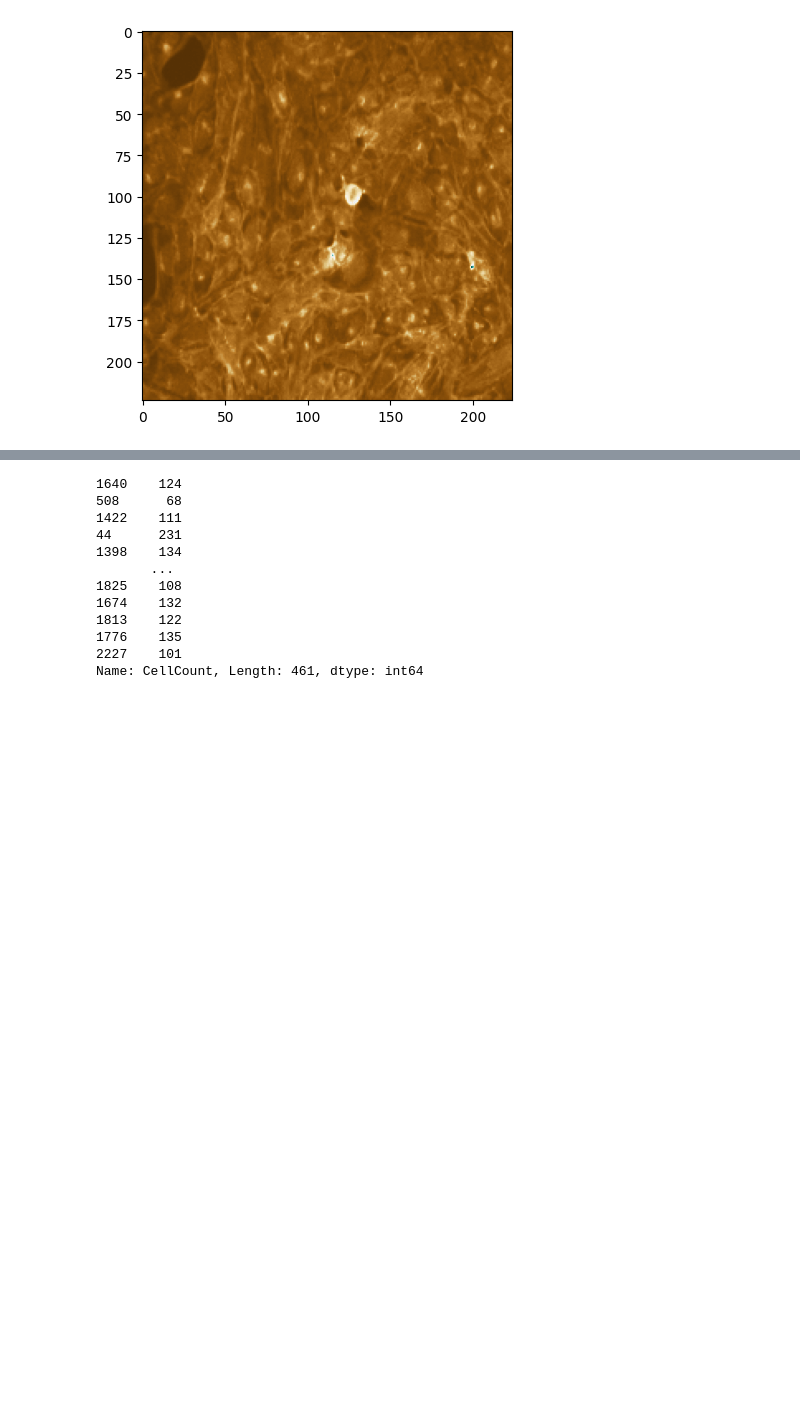
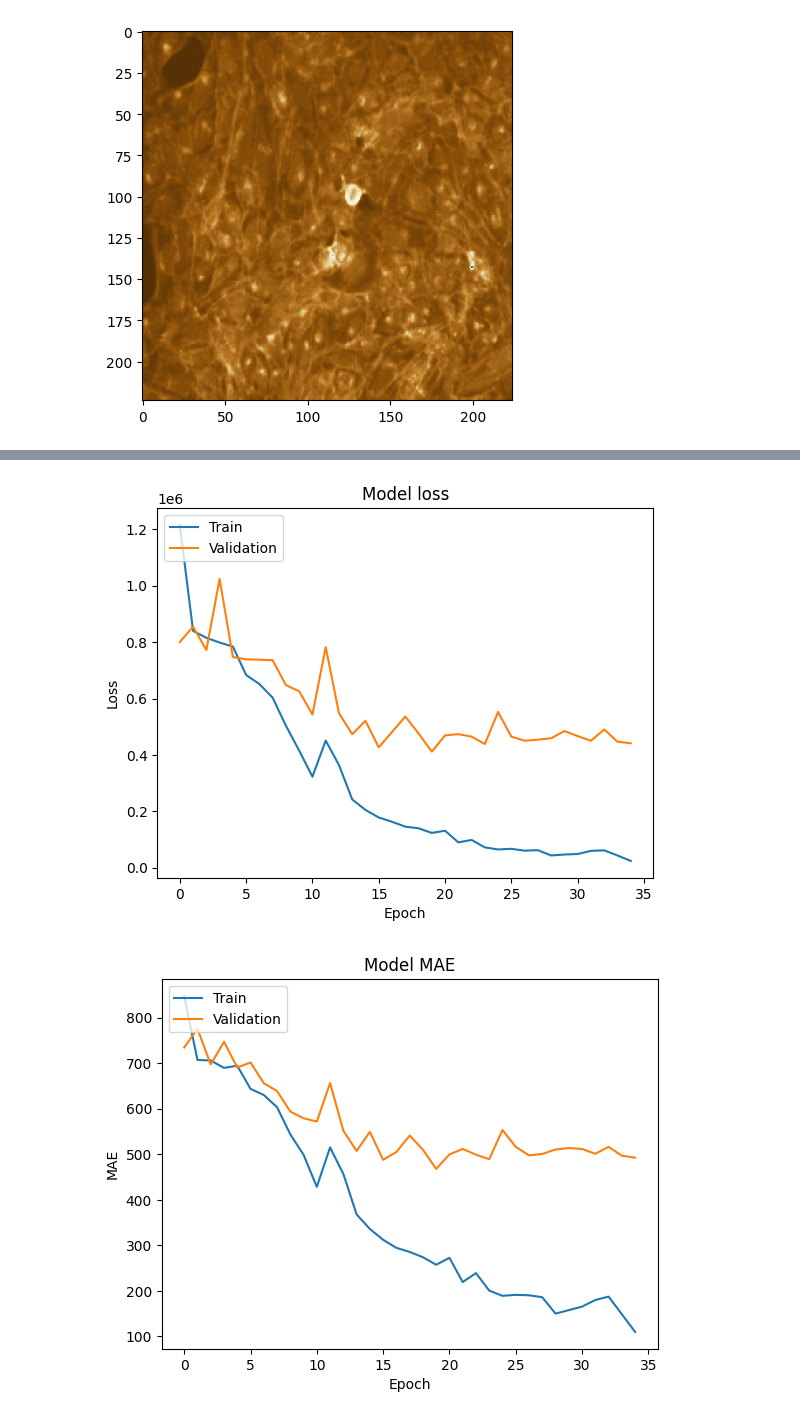
Before and after one commit to ThorstenCodes/MorphoMind, a Jupyter notebook: Notebooks/area_model.ipynb, the cells around one changed output, grey strips where cells are left out. Saved outputs shown, nothing was run; the diff lists cells and outputs as text; code cells hidden in the pictures; blank space fills up the shorter version.

```diff
--- a/Notebooks/area_model.ipynb
+++ b/Notebooks/area_model.ipynb
@@ -244,15 +290,27 @@ array([[63.7808]], dtype=float32)
-# %%
-y_test
-# %% [output]
-1640    124
-508      68
-1422    111
-44      231
-1398    134
-       ...
-1825    108
-1674    132
-1813    122
-1776    135
-2227    101
-Name: CellCount, Length: 461, dtype: int64
+# %%
+import matplotlib.pyplot as plt
+
+def plot_learning_curves(history):
+    # Plot training & validation loss values
+    plt.plot(history.history['loss'])
+    plt.plot(history.history['val_loss'])
+    plt.title('Model loss')
+    plt.ylabel('Loss')
+    plt.xlabel('Epoch')
+    plt.legend(['Train', 'Validation'], loc='upper left')
+    plt.show()
+
+    # Plot training & validation metrics (e.g., MAE)
+    plt.plot(history.history['mae'])
+    plt.plot(history.history['val_mae'])
+    plt.title('Model MAE')
+    plt.ylabel('MAE')
+    plt.xlabel('Epoch')
+    plt.legend(['Train', 'Validation'], loc='upper left')
+    plt.show()
+
+# Plot learning curves for the model trained with data from both channels
+plot_learning_curves(history)
+# %% [output]
+[figure, added]
+[figure, added]
```
Also changed, not shown: parts of 36 cells of this notebook, 1 other file.
